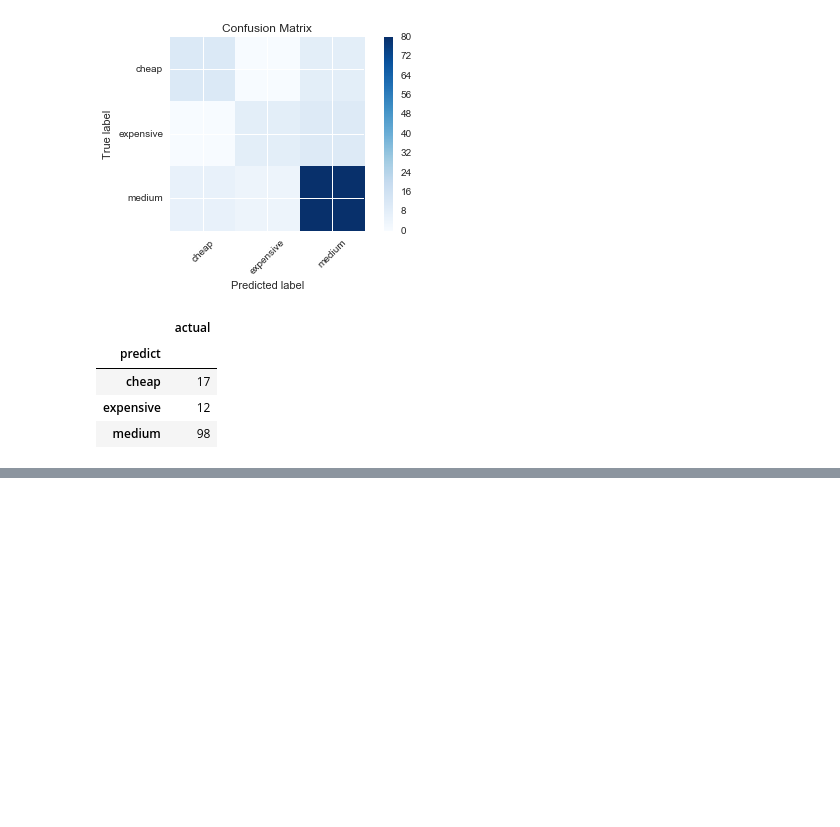
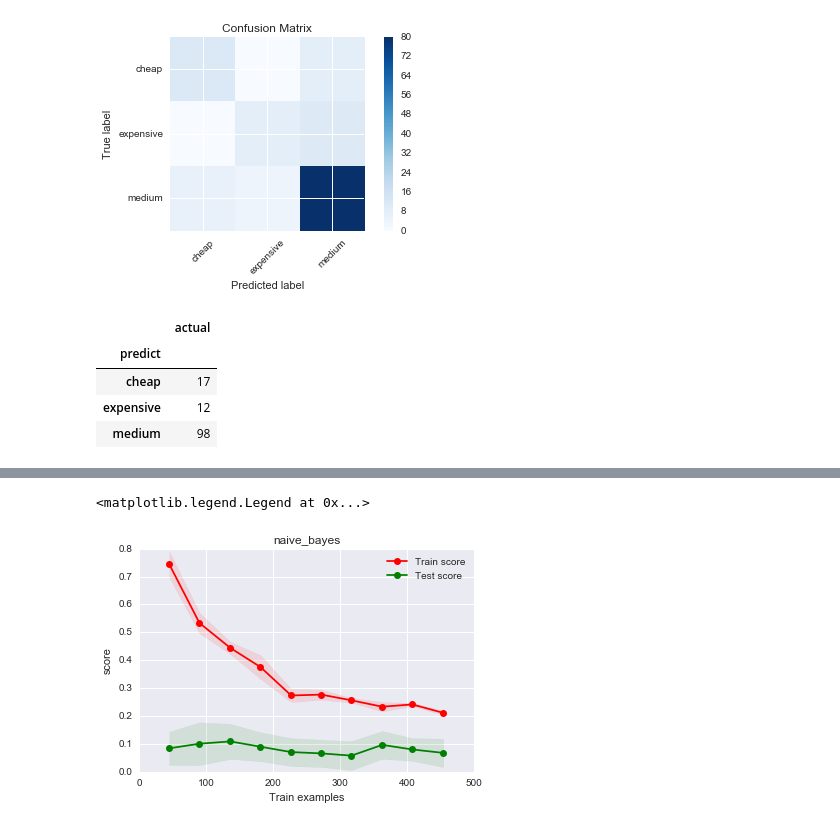
Before and after one commit to yennanliu/analysis, a Jupyter notebook: Boston_Housing_Data_analysis.ipynb, the cells around one changed output, grey strips where cells are left out. Drawn from its saved outputs; the diff is of its cells as text; code cells hidden in the pictures; blank space fills up the shorter version.

```diff
--- a/Boston_Housing_Data_analysis.ipynb
+++ b/Boston_Housing_Data_analysis.ipynb
@@ -392,0 +464,41 @@ dd.groupby('predict').count()
+# %%
+# Learning Curve - naive_bayes
+
+
+# transform y from flaot to integer
+# ref https://www.kaggle.com/c/stumbleupon/forums/t/6132/problems-with-feature-selection
+y = np.array(y).astype(int)
+
+
+
+train_sizes, train_scores, test_scores = learning_curve(GaussianNB(), X, y, cv=20,train_sizes=np.linspace(.1, 1., 10))
+
+train_scores_mean = np.mean(train_scores, axis=1)
+train_scores_std = np.std(train_scores, axis=1)
+test_scores_mean = np.mean(test_scores, axis=1)
+test_scores_std = np.std(test_scores, axis=1)
+
+plt.figure()
+plt.title("naive_bayes")
+plt.legend(loc="best")
+plt.xlabel("Train examples")
+plt.ylabel("Score")
+#plt.ylim((0.1, 1.5))
+
+
+
+plt.plot(train_sizes, train_scores_mean, 'o-', color="r", label="Train score")
+plt.plot(train_sizes, test_scores_mean, 'o-', color="g", label="Test score")
+
+# Plot the std deviation as a transparent range at each training set size
+plt.fill_between(train_sizes, train_scores_mean - train_scores_std, train_scores_mean + train_scores_std,
+                 alpha=0.1, color="r")
+plt.fill_between(train_sizes, test_scores_mean - test_scores_std, test_scores_mean + test_scores_std,
+                 alpha=0.1, color="g")
+plt.xlabel('Train examples')
+plt.ylabel('score')
+plt.title("naive_bayes")
+plt.legend(loc="best")
+# %% [output]
+<matplotlib.legend.Legend at 0x...>
+[figure, added]
```
Also changed, not shown: parts of 11 cells of this notebook.
